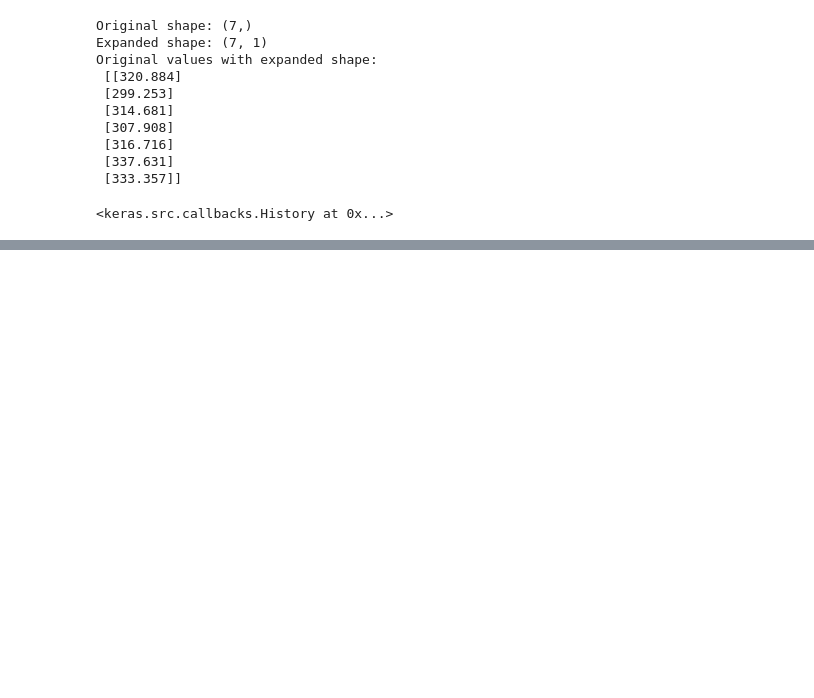
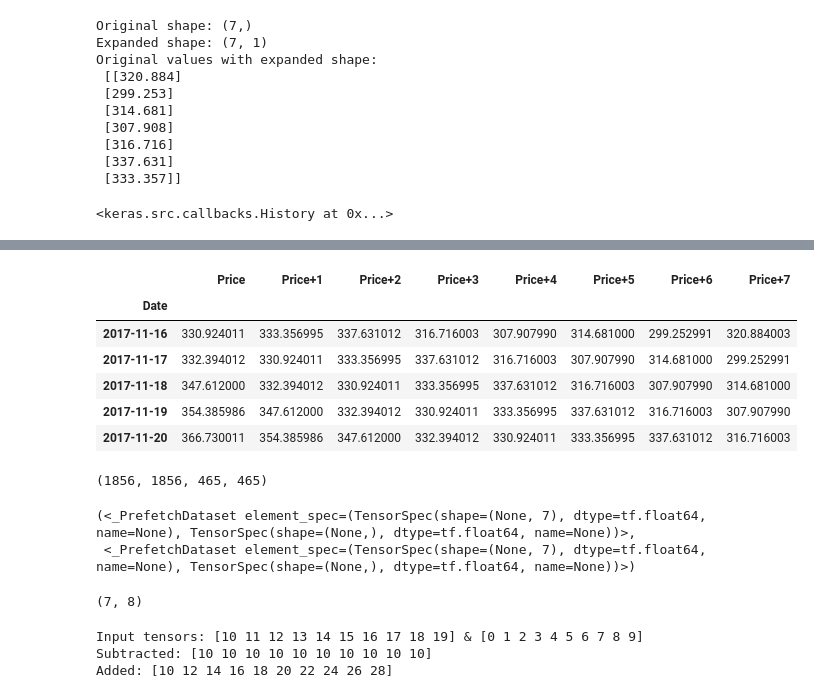
Before and after one commit to AyushSrivastava27/EthVision, a Jupyter notebook: EthVision.ipynb, the cells around one changed output, grey strips where cells are left out. Cells and saved outputs as stored; diff of their text form; code cells hidden in the pictures; blank space fills up the shorter version.

```diff
--- a/EthVision.ipynb
+++ b/EthVision.ipynb
@@ -557,0 +615,3 @@ model_2_results
+# %%
+HORIZON = 1
+WINDOW_SIZE = 7
@@ -557,0 +628,76 @@ model_2_results
+# %%
+ethereum_prices_nbeats = ethereum_prices.copy()
+for i in range(WINDOW_SIZE):
+  ethereum_prices_nbeats[f"Price+{i+1}"] = ethereum_prices_nbeats["Price"].shift(periods=i+1)
+ethereum_prices_nbeats.dropna().head()
+# %% [output]
+|  | Price | Price+1 | Price+2 | Price+3 | Price+4 | Price+5 | Price+6 | Price+7 |
+| Date |  |  |  |  |  |  |  |  |
+| 2017-11-16 | 330.924011 | 333.356995 | 337.631012 | 316.716003 | 307.907990 | 314.681000 | 299.252991 | 320.884003 |
+| 2017-11-17 | 332.394012 | 330.924011 | 333.356995 | 337.631012 | 316.716003 | 307.907990 | 314.681000 | 299.252991 |
+| 2017-11-18 | 347.612000 | 332.394012 | 330.924011 | 333.356995 | 337.631012 | 316.716003 | 307.907990 | 314.681000 |
+| 2017-11-19 | 354.385986 | 347.612000 | 332.394012 | 330.924011 | 333.356995 | 337.631012 | 316.716003 | 307.907990 |
+| 2017-11-20 | 366.730011 | 354.385986 | 347.612000 | 332.394012 | 330.924011 | 333.356995 | 337.631012 | 316.716003 |
+# %%
+# Make features and labels
+X = ethereum_prices_nbeats.dropna().drop("Price", axis=1)
+y = ethereum_prices_nbeats.dropna()["Price"]
+
+# Make train and test sets
+split_size = int(len(X) * 0.8)
+X_train, y_train = X[:split_size], y[:split_size]
+X_test, y_test = X[split_size:], y[split_size:]
+len(X_train), len(y_train), len(X_test), len(y_test)
+# %% [output]
+(1856, 1856, 465, 465)
+# %%
+# 1. Turn train and test arrays into tensor Datasets
+train_features_dataset = tf.data.Dataset.from_tensor_slices(X_train)
+train_labels_dataset = tf.data.Dataset.from_tensor_slices(y_train)
+
+test_features_dataset = tf.data.Dataset.from_tensor_slices(X_test)
+test_labels_dataset = tf.data.Dataset.from_tensor_slices(y_test)
+
+# 2. Combine features & labels
+train_dataset = tf.data.Dataset.zip((train_features_dataset, train_labels_dataset))
+test_dataset = tf.data.Dataset.zip((test_features_dataset, test_labels_dataset))
+
+# 3. Batch and prefetch for optimal performance
+BATCH_SIZE = 1024 # taken from Appendix D in N-BEATS paper
+train_dataset = train_dataset.batch(BATCH_SIZE).prefetch(tf.data.AUTOTUNE)
+test_dataset = test_dataset.batch(BATCH_SIZE).prefetch(tf.data.AUTOTUNE)
+
+train_dataset, test_dataset
+# %% [output]
+(<_PrefetchDataset element_spec=(TensorSpec(shape=(None, 7), dtype=tf.float64, name=None), TensorSpec(shape=(None,), dtype=tf.float64, name=None))>,
+ <_PrefetchDataset element_spec=(TensorSpec(shape=(None, 7), dtype=tf.float64, name=None), TensorSpec(shape=(None,), dtype=tf.float64, name=None))>)
+# %%
+N_EPOCHS = 5000
+N_NEURONS = 512
+N_LAYERS = 4
+N_STACKS = 30
+
+INPUT_SIZE = WINDOW_SIZE * HORIZON
+THETA_SIZE = INPUT_SIZE + HORIZON
+
+INPUT_SIZE, THETA_SIZE
+# %% [output]
+(7, 8)
+# %%
+# Make tensors
+tensor_1 = tf.range(10) + 10
+tensor_2 = tf.range(10)
+
+# Subtract
+subtracted = layers.subtract([tensor_1, tensor_2])
+
+# Add
+added = layers.add([tensor_1, tensor_2])
+
+print(f"Input tensors: {tensor_1.numpy()} & {tensor_2.numpy()}")
+print(f"Subtracted: {subtracted.numpy()}")
+print(f"Added: {added.numpy()}")
+# %% [output]
+Input tensors: [10 11 12 13 14 15 16 17 18 19] & [0 1 2 3 4 5 6 7 8 9]
+Subtracted: [10 10 10 10 10 10 10 10 10 10]
+Added: [10 12 14 16 18 20 22 24 26 28]
```
Also changed, not shown: parts of 18 cells of this notebook.
